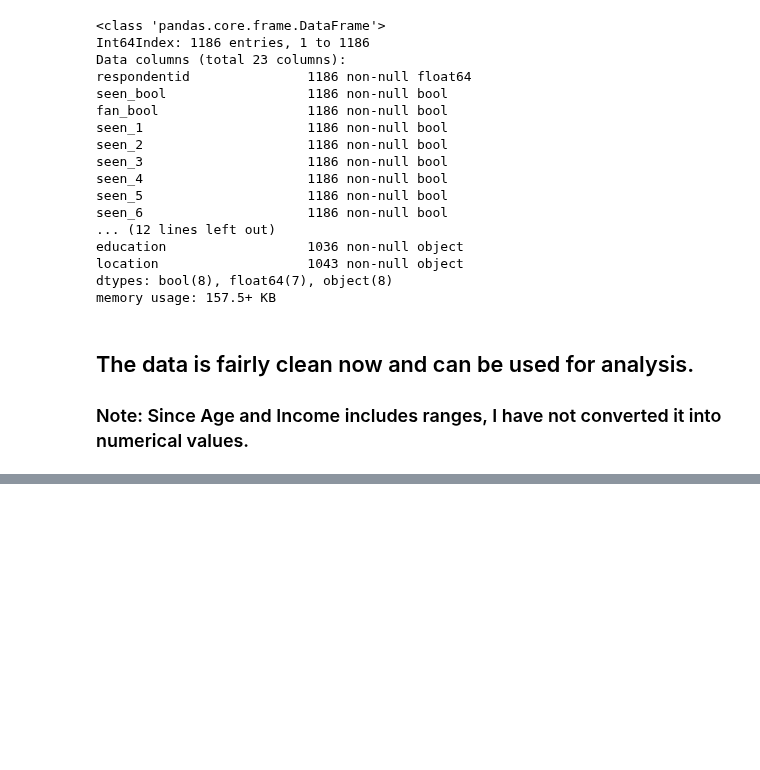
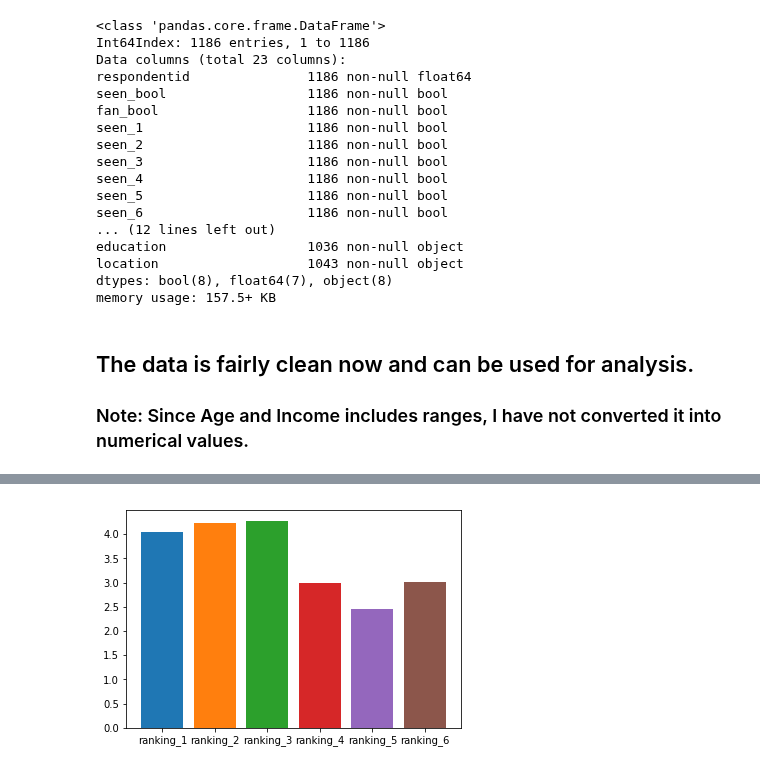
Before and after one commit to sachinprabhu90/Star-Wars, a Jupyter notebook: star_wars.ipynb, the cells around one changed output, grey strips where cells are left out. Saved outputs shown, nothing was run; the diff lists cells and outputs as text; code cells hidden in the pictures; blank space fills up the shorter version.

```diff
--- a/star_wars.ipynb
+++ b/star_wars.ipynb
@@ -464,0 +536,6 @@ memory usage: 157.5+ KB
+# %%
+for name in ranking_names:
+    plt.bar(name,male[name].mean())
+plt.show()
+# %% [output]
+[figure, added]
```
Also changed, not shown: parts of 24 cells of this notebook.
